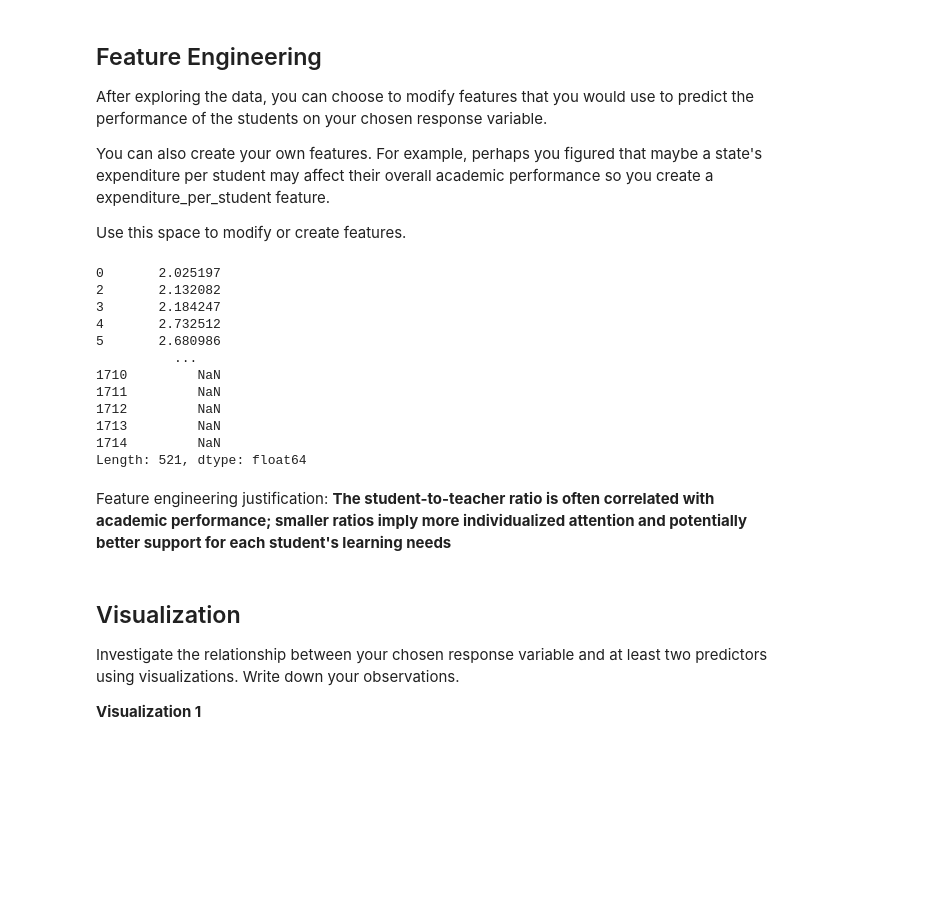
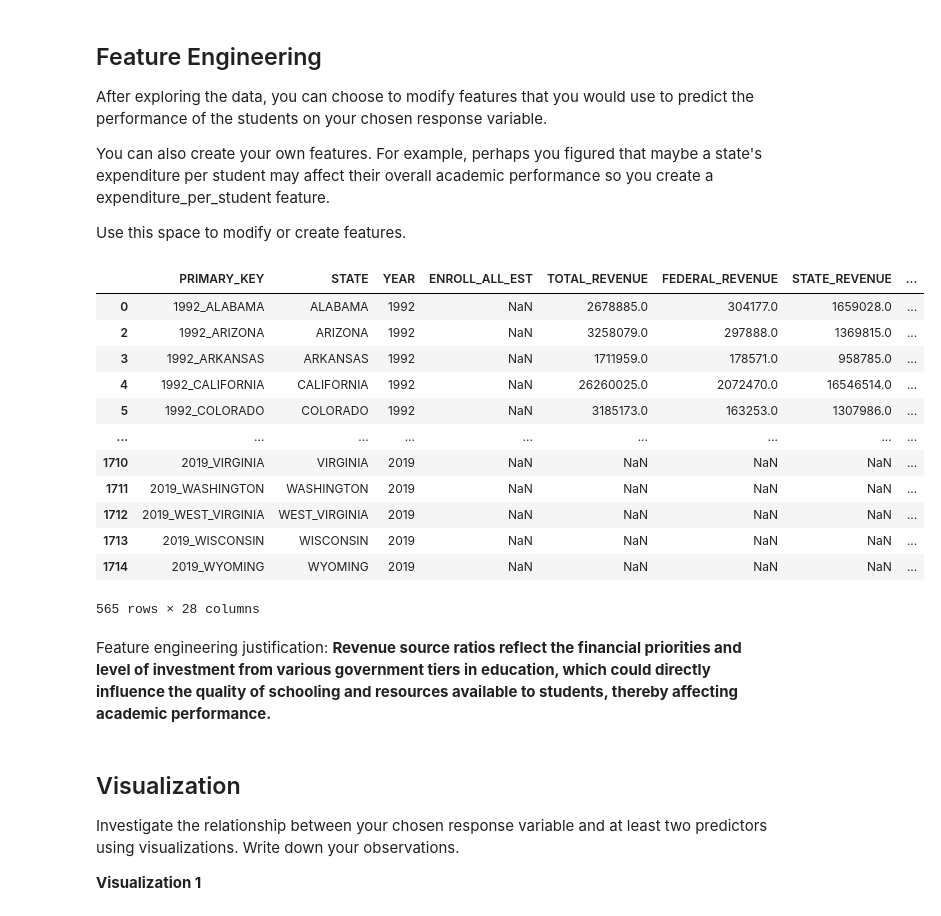
Before and after one commit to Ernesto905/Umich-DataScience-Team-Tutorial, a Jupyter notebook: tutorial1/checkpoint1.ipynb, the cells around one changed output. Drawn from its saved outputs; the diff is of its cells as text; code cells hidden in the pictures; blank space fills up the shorter version.

Commit message:
Finished second checkpoint
Completed machine learning section for the final checkpoint. Moving forward, will be trying my hand at the advanced tutorials.

```diff
--- a/tutorial1/checkpoint1.ipynb
+++ b/tutorial1/checkpoint1.ipynb
@@ -116,23 +117,27 @@ After exploring the data, you can choose to modify features that you would use t
 You can also create your own features. For example, perhaps you figured that maybe a state's expenditure per student may affect their overall academic performance so you create a expenditure_per_student feature.
 
 Use this space to modify or create features.
-# %%
-df['STUDENT_TEACHER_RATIO'] = df['ENROLL_ALL'] / df['NUMBER_OF_TEACHERS']
-# %% [output]
-0       2.025197
-2       2.132082
-3       2.184247
-4       2.732512
-5       2.680986
-          ...
-1710         NaN
-1711         NaN
-1712         NaN
-1713         NaN
-1714         NaN
-Length: 521, dtype: float64
-# %% [markdown]
-Feature engineering justification: **The student-to-teacher ratio is often correlated with academic performance; smaller ratios imply more individualized attention and potentially better support for each student's learning needs**
+# %%
+df['FEDERAL_REVENUE_RATIO'] = df['FEDERAL_REVENUE'] / df['TOTAL_REVENUE']
+df['STATE_REVENUE_RATIO'] = df['STATE_REVENUE'] / df['TOTAL_REVENUE']
+df['LOCAL_REVENUE_RATIO'] = df['LOCAL_REVENUE'] / df['TOTAL_REVENUE']
+df
+# %% [output]
+|  | PRIMARY_KEY | STATE | YEAR | ENROLL_ALL_EST | TOTAL_REVENUE | FEDERAL_REVENUE | STATE_REVENUE | ... |
+| 0 | 1992_ALABAMA | ALABAMA | 1992 | NaN | 2678885.0 | 304177.0 | 1659028.0 | ... |
+| 2 | 1992_ARIZONA | ARIZONA | 1992 | NaN | 3258079.0 | 297888.0 | 1369815.0 | ... |
+| 3 | 1992_ARKANSAS | ARKANSAS | 1992 | NaN | 1711959.0 | 178571.0 | 958785.0 | ... |
+| 4 | 1992_CALIFORNIA | CALIFORNIA | 1992 | NaN | 26260025.0 | 2072470.0 | 16546514.0 | ... |
+| 5 | 1992_COLORADO | COLORADO | 1992 | NaN | 3185173.0 | 163253.0 | 1307986.0 | ... |
+| ... | ... | ... | ... | ... | ... | ... | ... | ... |
+| 1710 | 2019_VIRGINIA | VIRGINIA | 2019 | NaN | NaN | NaN | NaN | ... |
+| 1711 | 2019_WASHINGTON | WASHINGTON | 2019 | NaN | NaN | NaN | NaN | ... |
+| 1712 | 2019_WEST_VIRGINIA | WEST_VIRGINIA | 2019 | NaN | NaN | NaN | NaN | ... |
+| 1713 | 2019_WISCONSIN | WISCONSIN | 2019 | NaN | NaN | NaN | NaN | ... |
+| 1714 | 2019_WYOMING | WYOMING | 2019 | NaN | NaN | NaN | NaN | ... |
+565 rows × 28 columns
+# %% [markdown]
+Feature engineering justification: **Revenue source ratios reflect the financial priorities and level of investment from various government tiers in education, which could directly influence the quality of schooling and resources available to students, thereby affecting academic performance.**
 # %% [markdown]
 <h2>Visualization</h2>
 
```
Also changed, not shown: parts of 13 cells of this notebook, 1 other file.
